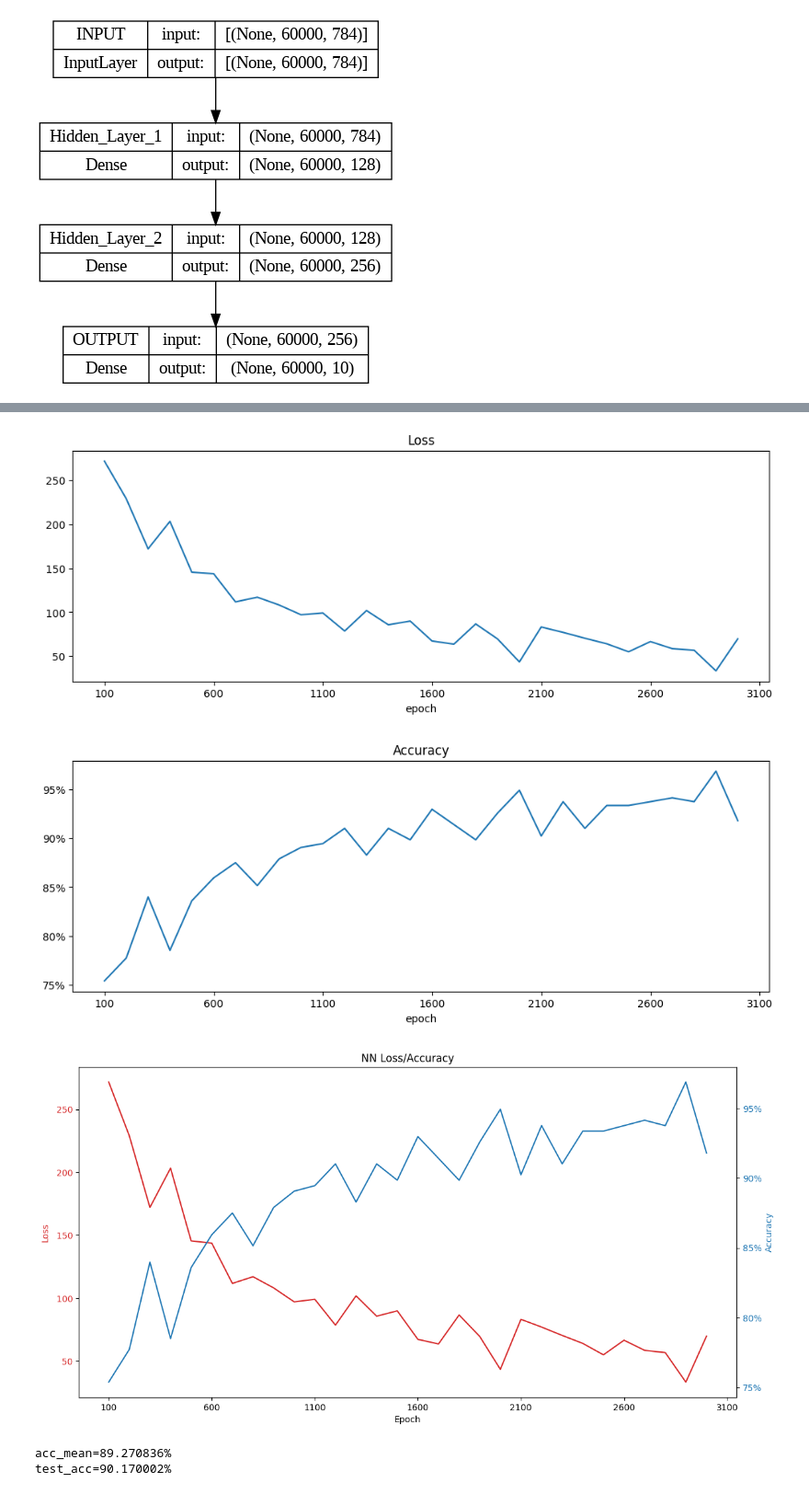
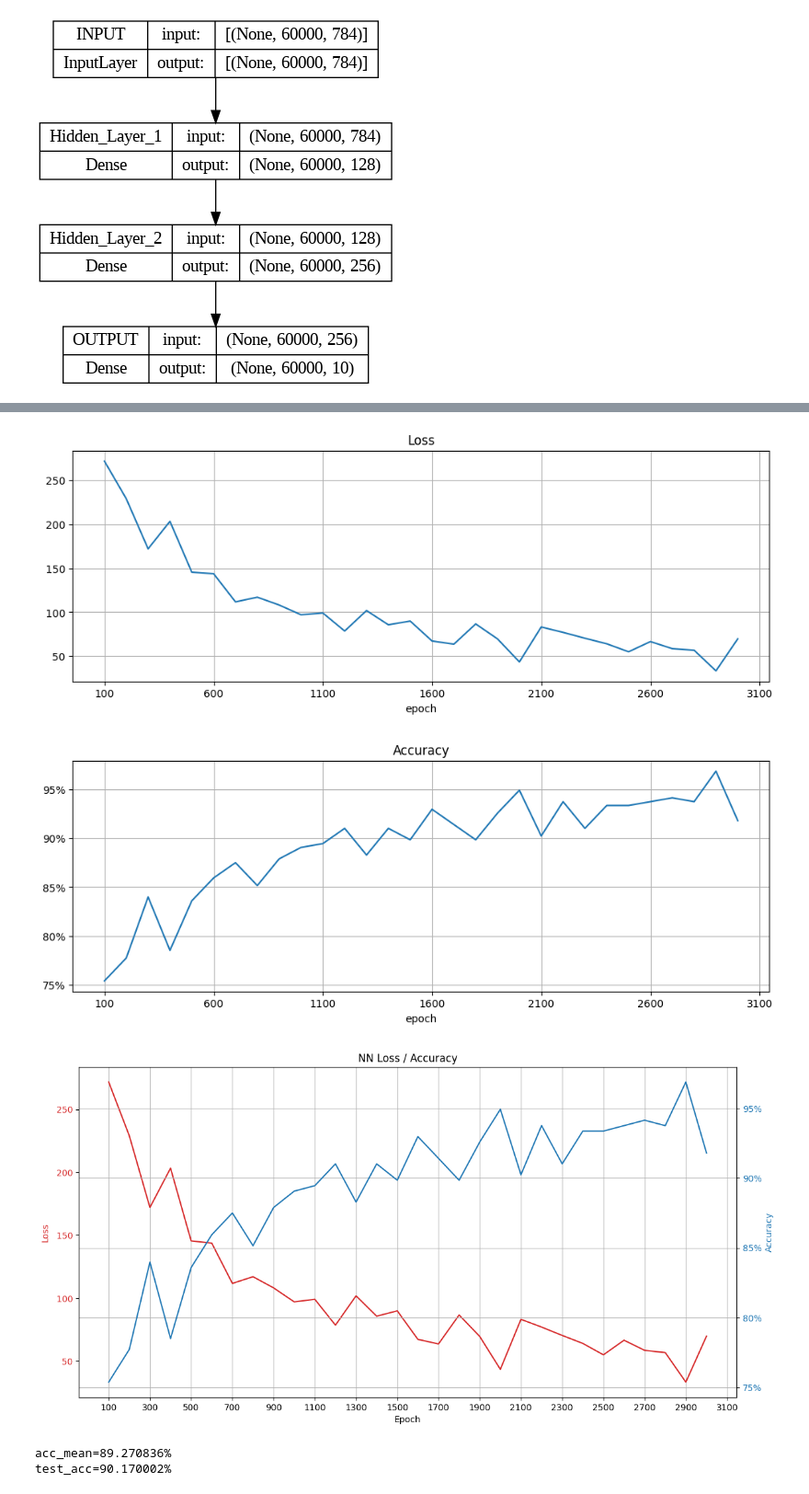
Before and after one commit to lexxai/goit_python_ds_hw_08, a Jupyter notebook: goit_python_ds_hw_08.ipynb, the cells around one changed output, grey strips where cells are left out. Shown at 92% size. Cells and saved outputs as stored; diff of their text form; code cells hidden in the pictures.

```diff
--- a/goit_python_ds_hw_08.ipynb
+++ b/goit_python_ds_hw_08.ipynb
@@ -246,6 +246,7 @@ plt.gca().xaxis.set_major_formatter(plt.FuncFormatter(lambda x, _: int((x + 1) *
 plt.gca().yaxis.set_major_formatter(plt.FuncFormatter(lambda y, _: f'{int(y):4}'))
 plt.xlabel("epoch")
 plt.title("Loss")
+plt.grid()
 #plt.show()
 # Виведіть графік точності
 # Місце для вашого коду
@@ -255,38 +256,43 @@ plt.gca().xaxis.set_major_formatter(plt.FuncFormatter(lambda x, _: int((x + 1) *
 plt.gca().yaxis.set_major_formatter(plt.FuncFormatter(lambda y, _: f'{y:.0%}'))
 plt.title("Accuracy")
 plt.xlabel("epoch")
+plt.grid()
 plt.show()
 # %% [output]
-[figure, old version]
+[figure, new version]
-[figure, old version]
+[figure, new version]
 # %%
 fig, ax1 = plt.subplots()
 fig.set_size_inches((12,6))
 
 color = 'tab:red'
 ax1.set_xlabel('Epoch')
 ax1.set_ylabel('Loss', color=color)
 ax1.plot(loss_history, color=color)
 ax1.tick_params(axis='y', labelcolor=color)
 ax1.xaxis.set_major_formatter(plt.FuncFormatter(lambda x, _: int((x + 1) * display_step)))
 ax1.yaxis.set_major_formatter(plt.FuncFormatter(lambda y, _: f'{int(y):4}'))
+ax1.set_xticks(np.arange(0, len(loss_history)+1, step=2))  # Set label locations.
 
 
 
 ax2 = ax1.twinx()  # instantiate a second axes that shares the same x-axis
 
 color = 'tab:blue'
 ax2.set_ylabel('Accuracy', color=color)  # we already handled the x-label with ax1
 ax2.plot(accuracy_history, color=color)
 ax2.tick_params(axis='y', labelcolor=color)
 ax2.yaxis.set_major_formatter(plt.FuncFormatter(lambda y, _: f'{y:.0%}'))
 
+#ax1.grid()
+ax2.grid()
+ax1.xaxis.grid(True)
 
 fig.tight_layout()  # otherwise the right y-label is slightly clipped
-plt.title("NN Loss/Accuracy")
+plt.title("NN Loss / Accuracy")
 plt.show()
 # %% [output]
-[figure, old version]
+[figure, new version]
 # %%
 # Обчисліть точність навченої нейромережі
 acc_mean = np.mean(accuracy_history)
```
